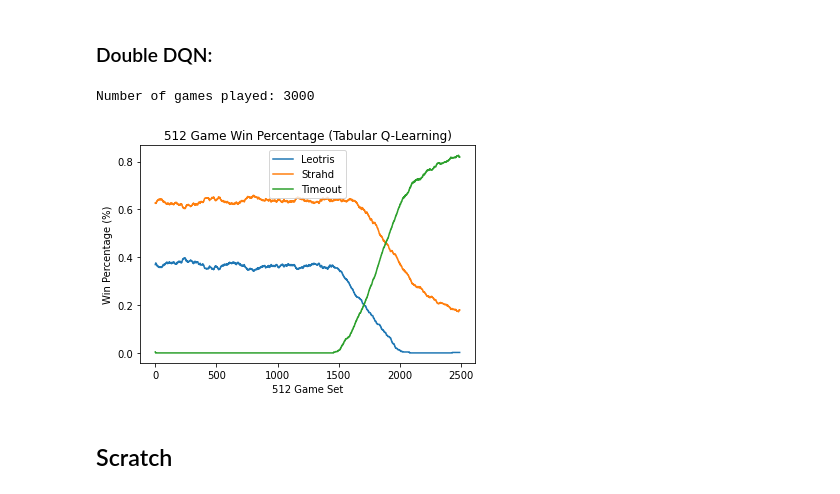
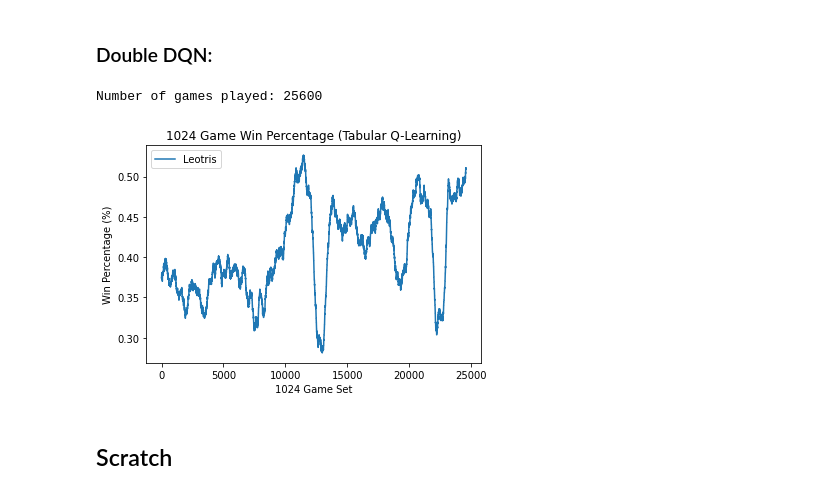
Before and after one commit to AndrewLim1990/dungeonsNdata, a Jupyter notebook: analysis.ipynb, the cells around one changed output. Drawn from its saved outputs; the diff is of its cells as text; code cells hidden in the pictures.

```diff
--- a/analysis.ipynb
+++ b/analysis.ipynb
@@ -76,7 +76,7 @@ Number of games played: 37700
 # %% [markdown]
 ### Ranged Aggression
 # %%
-batch_size = 256
+batch_size = 1024
 leotris_win_pct = list()
 
 winner_list = dill.load(open("results/winner_list_ranged_aggression.pickle", "rb"))
@@ -176,31 +176,31 @@ Number of games played: 1600
 # %% [markdown]
 ### Double DQN:
 # %%
-batch_size = 512
+batch_size = 1024
 win_pcts = defaultdict(list)
-creatures = ["Leotris", "Strahd", "Timeout"]
+creatures = ["Leotris"]
 
 winner_list = dill.load(open("results/winner_list_double_DQN.pickle", "rb"))
 
 print("Number of games played: {}".format(len(winner_list)))
 
 for i in range(0, len(winner_list) - batch_size):
     batch_winner_list = winner_list[i:(i+batch_size)]
     win_pct = calc_win_percentage(batch_winner_list, creatures=creatures)
     for creature, batch_win_pct in win_pct.items():
         win_pcts[creature].append(batch_win_pct)
 
 for creature in creatures:
     plt.plot(range(len(win_pcts[creature])), win_pcts[creature], label=creature)
 plt.title("{} Game Win Percentage (Tabular Q-Learning)".format(batch_size))
 
 plt.ylabel("Win Percentage (%)")
 plt.xlabel("{} Game Set".format(batch_size))
 plt.legend()
 plt.show()
 # %% [output]
-Number of games played: 3000
+Number of games played: 25600
-[figure, old version]
+[figure, new version]
 # %% [markdown]
 ## Scratch
 # %%
```
Also changed, not shown: parts of 4 cells of this notebook, 5 other files.
